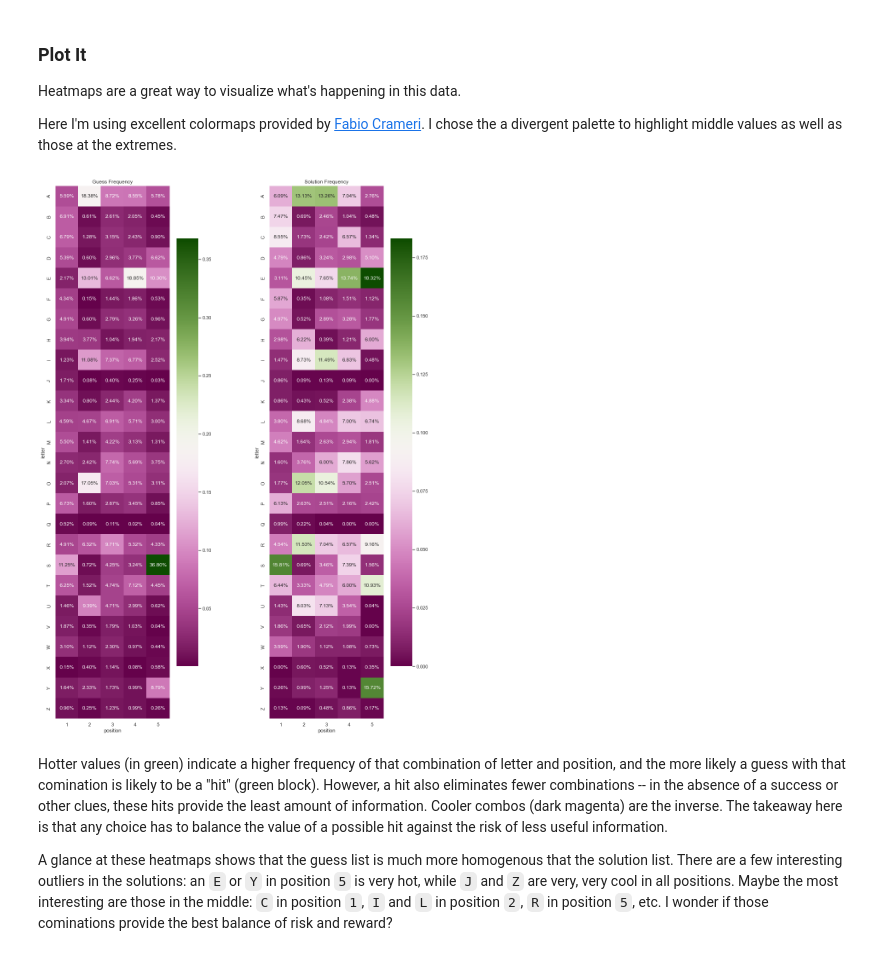
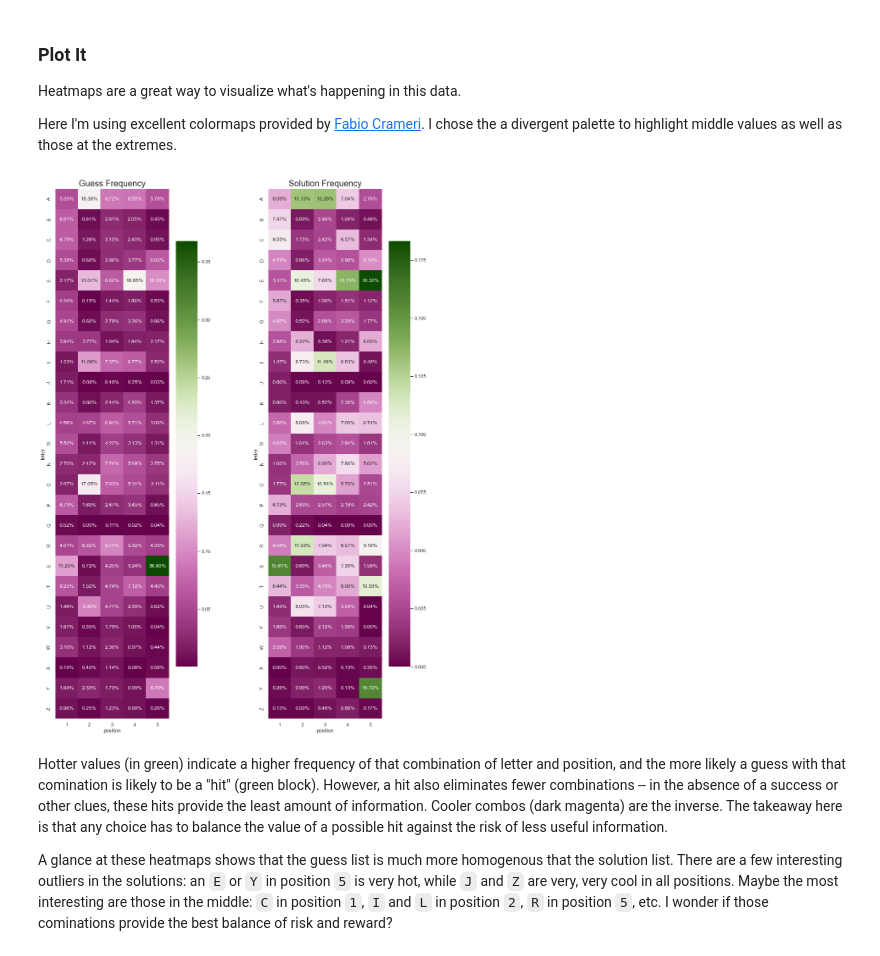
Before and after one commit to vwallen/personal-notebooks, a Jupyter notebook: wordle-letters/wordle-letters.ipynb, the cells around one changed output. Saved outputs shown, nothing was run; the diff lists cells and outputs as text; code cells hidden in the pictures.

```diff
--- a/wordle-letters/wordle-letters.ipynb
+++ b/wordle-letters/wordle-letters.ipynb
@@ -88,26 +88,29 @@ sns.set_theme()
 # %%
 fig, axes = plt.subplots(1, 2, figsize=(15, 23))
 fig.subplots_adjust(wspace=0.5)
 hm1 = sns.heatmap(
     guess_freq.astype(float),
     ax=axes[0], cmap=cm.bam,
     annot=True, fmt='.2%'
-).set(
-    title='Guess Frequency',
+)
+hm1.set_title('Guess Frequency', fontsize=20)
+hm1.set(
     xlabel='position',
     ylabel='letter'
 )
+
 hm2 = sns.heatmap(
     solution_freq.astype(float),
     ax=axes[1], cmap=cm.bam,
     annot=True, fmt='.2%'
-).set(
-    title='Solution Frequency',
+)
+hm2.set_title('Solution Frequency', fontsize=20)
+hm2.set(
     xlabel='position',
     ylabel='letter'
-)
+);
 # %% [output]
-[figure, old version]
+[figure, new version]
 # %% [markdown]
 Hotter values (in green) indicate a higher frequency of that combination of letter and position, and the more likely a guess with that comination is likely to be a "hit" (green block). However, a hit also eliminates fewer combinations -- in the absence of a success or other clues, these hits provide the least amount of information. Cooler combos (dark magenta) are the inverse. The takeaway here is that any choice has to balance the value of a possible hit against the risk of less useful information.
 
```
Also changed, not shown: parts of 14 cells of this notebook.
